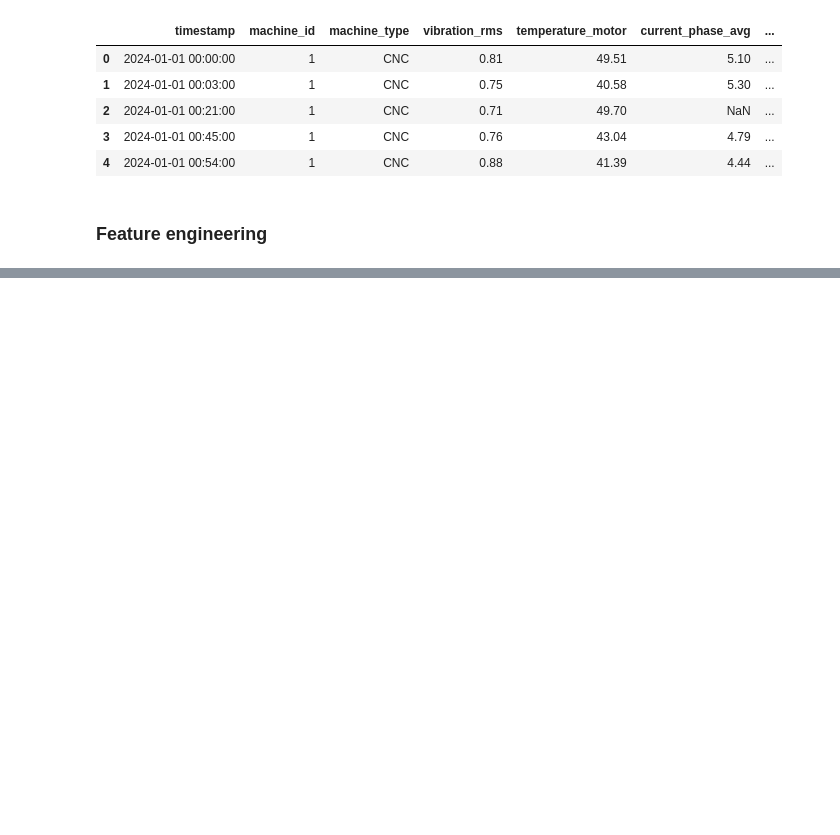
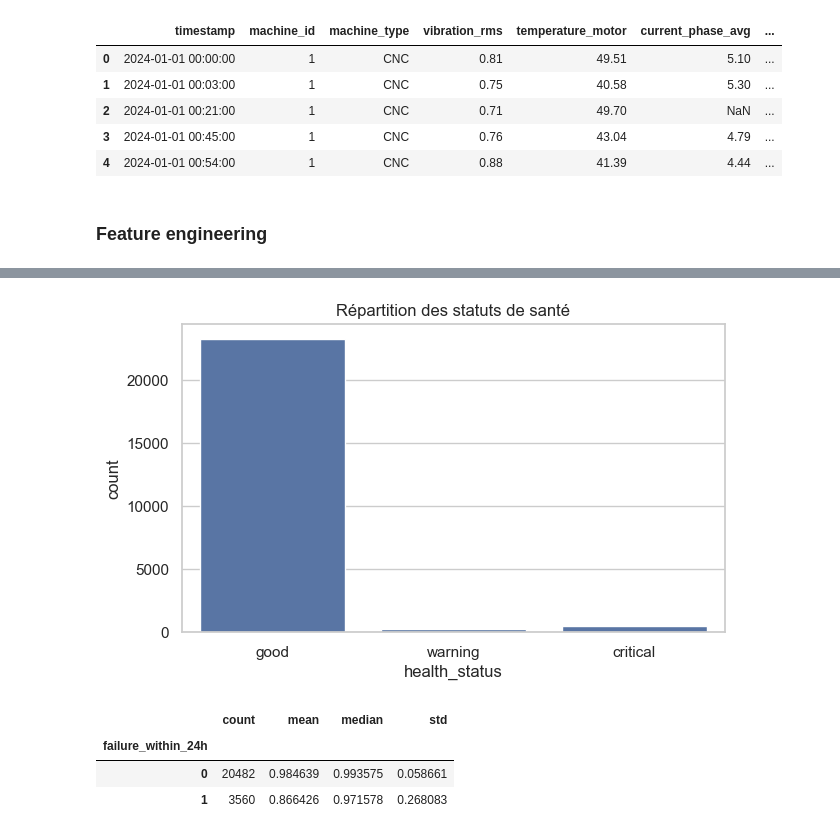
Before and after one commit to AdaheK/predictive-maintenance, a Jupyter notebook: notebooks/02_preprocessing.ipynb, the cells around one changed output, grey strips where cells are left out. Saved outputs shown, nothing was run; the diff lists cells and outputs as text; code cells hidden in the pictures; blank space fills up the shorter version.

```diff
--- a/notebooks/02_preprocessing.ipynb
+++ b/notebooks/02_preprocessing.ipynb
@@ -123,0 +165,19 @@ Name: health_score, dtype: float64
+# %%
+plt.figure(figsize=(7, 4))
+sns.countplot(
+    data=df_final,
+    x="health_status",
+    order=["good", "warning", "critical"]
+)
+plt.title("Répartition des statuts de santé")
+plt.xlabel("health_status")
+plt.show()
+# %% [output]
+[figure, added]
+# %%
+df_final.groupby("failure_within_24h")["health_index_ae"].agg(["count", "mean", "median", "std"])
+# %% [output]
+|  | count | mean | median | std |
+| failure_within_24h |  |  |  |  |
+| 0 | 20482 | 0.984639 | 0.993575 | 0.058661 |
+| 1 | 3560 | 0.866426 | 0.971578 | 0.268083 |
```
Also changed, not shown: parts of 15 cells of this notebook, 13 other files.
